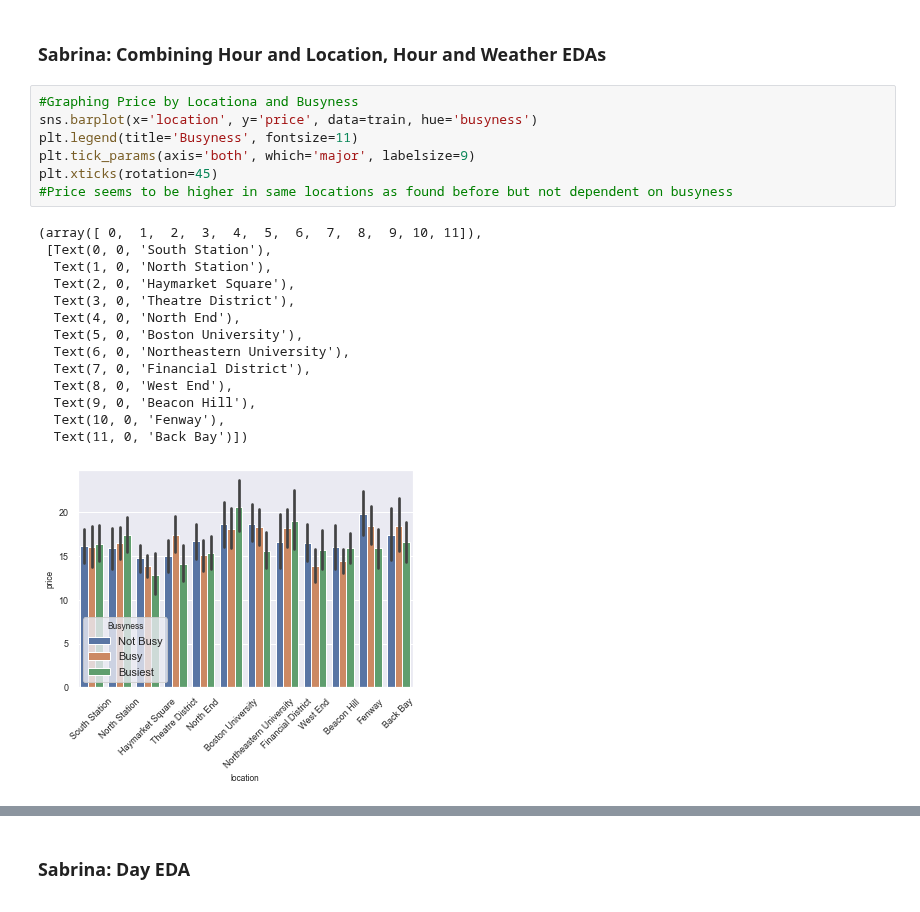
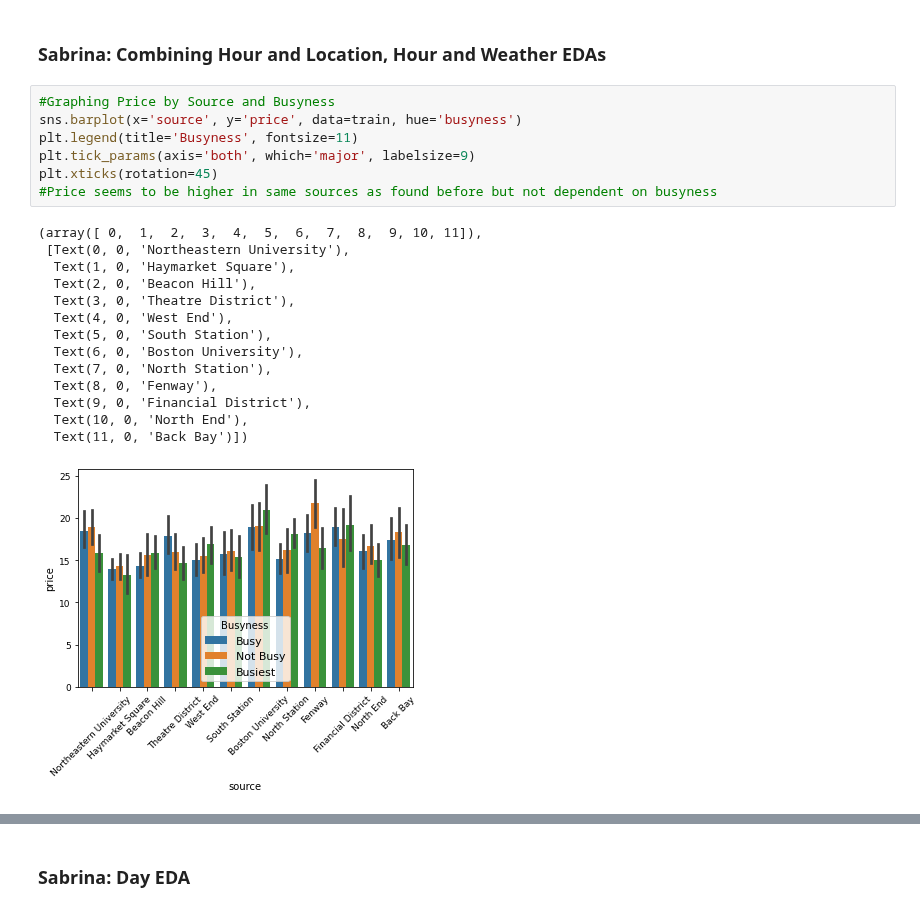
Before and after one commit to cndywu/TheYelpers, a Jupyter notebook: Project Code Template New.ipynb, the cells around one changed output, grey strips where cells are left out. Saved outputs shown, nothing was run; the diff lists cells and outputs as text.

```diff
--- a/Project Code Template New.ipynb
+++ b/Project Code Template New.ipynb
@@ -378,24 +413,24 @@ Text(0, 0.5, 'Price')
 # %% [markdown]
 ### Sabrina: Combining Hour and Location, Hour and Weather EDAs
 # %%
-#Graphing Price by Locationa and Busyness
-sns.barplot(x='location', y='price', data=train, hue='busyness')
+#Graphing Price by Source and Busyness
+sns.barplot(x='source', y='price', data=train, hue='busyness')
 plt.legend(title='Busyness', fontsize=11)
 plt.tick_params(axis='both', which='major', labelsize=9)
 plt.xticks(rotation=45)
-#Price seems to be higher in same locations as found before but not dependent on busyness
+#Price seems to be higher in same sources as found before but not dependent on busyness
 # %% [output]
 (array([ 0,  1,  2,  3,  4,  5,  6,  7,  8,  9, 10, 11]),
- [Text(0, 0, 'South Station'),
-  Text(1, 0, 'North Station'),
-  Text(2, 0, 'Haymarket Square'),
+ [Text(0, 0, 'Northeastern University'),
+  Text(1, 0, 'Haymarket Square'),
+  Text(2, 0, 'Beacon Hill'),
   Text(3, 0, 'Theatre District'),
-  Text(4, 0, 'North End'),
-  Text(5, 0, 'Boston University'),
-  Text(6, 0, 'Northeastern University'),
-  Text(7, 0, 'Financial District'),
-  Text(8, 0, 'West End'),
-  Text(9, 0, 'Beacon Hill'),
-  Text(10, 0, 'Fenway'),
+  Text(4, 0, 'West End'),
+  Text(5, 0, 'South Station'),
+  Text(6, 0, 'Boston University'),
+  Text(7, 0, 'North Station'),
+  Text(8, 0, 'Fenway'),
+  Text(9, 0, 'Financial District'),
+  Text(10, 0, 'North End'),
   Text(11, 0, 'Back Bay')])
-[figure, old version]
+[figure, new version]
```
Also changed, not shown: parts of 48 cells of this notebook.
